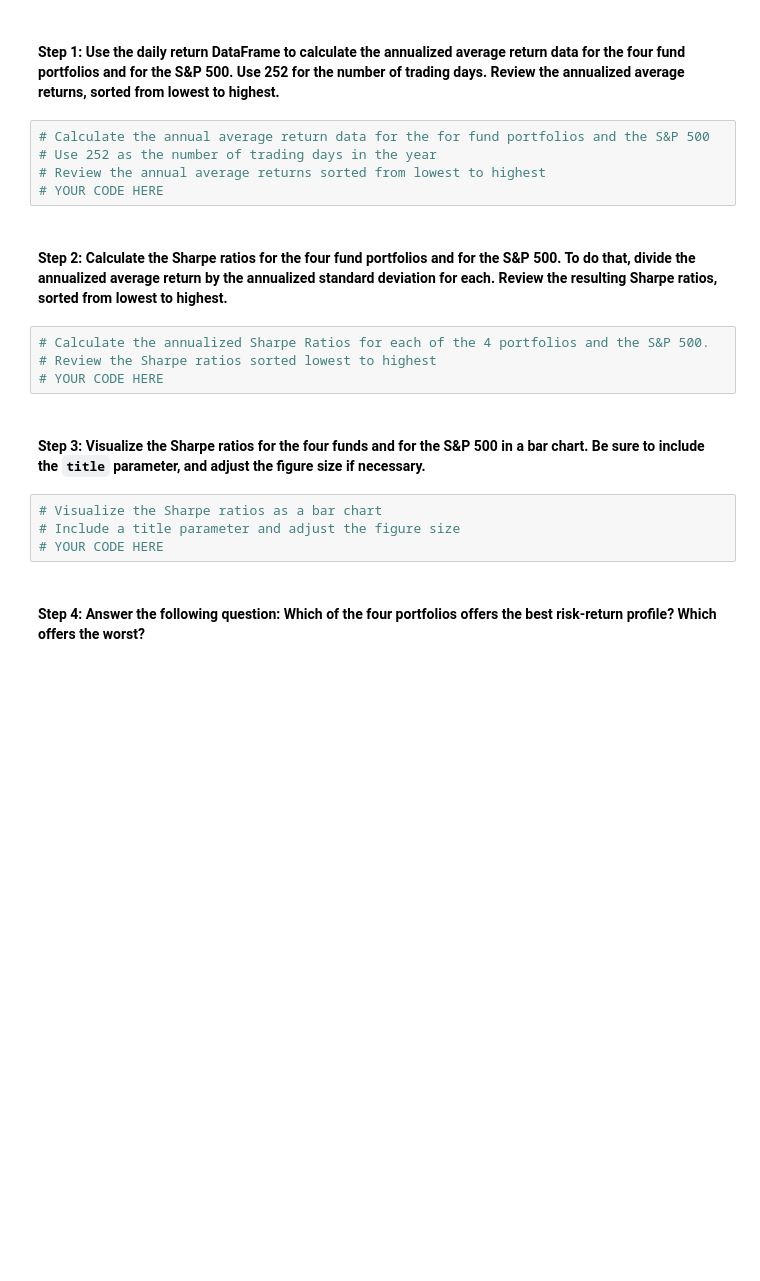
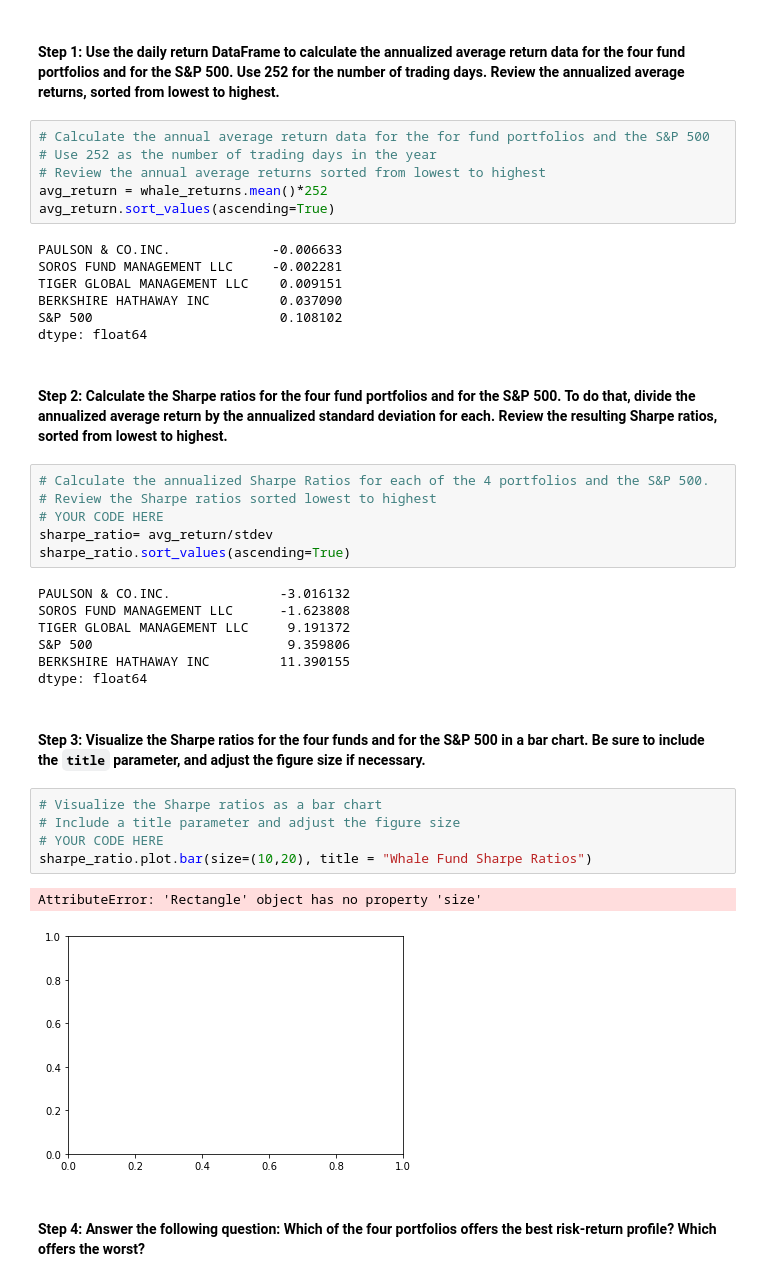
Before and after one commit to LZhou1688/Challenge_4, a Jupyter notebook: risk_return_analysis.ipynb, the cells around one changed output. Drawn from its saved outputs; the diff is of its cells as text; blank space fills up the shorter version.

Commit message:
finished sharpe ratio analysis

```diff
--- a/risk_return_analysis.ipynb
+++ b/risk_return_analysis.ipynb
@@ -307,19 +307,40 @@ To determine the overall risk of an asset or portfolio, quantitative analysts an
 # Calculate the annual average return data for the for fund portfolios and the S&P 500
 # Use 252 as the number of trading days in the year
 # Review the annual average returns sorted from lowest to highest
-# YOUR CODE HERE
+avg_return = whale_returns.mean()*252
+avg_return.sort_values(ascending=True)
+# %% [output]
+PAULSON & CO.INC.             -0.006633
+SOROS FUND MANAGEMENT LLC     -0.002281
+TIGER GLOBAL MANAGEMENT LLC    0.009151
+BERKSHIRE HATHAWAY INC         0.037090
+S&P 500                        0.108102
+dtype: float64
 # %% [markdown]
 #### Step 2: Calculate the Sharpe ratios for the four fund portfolios and for the S&P 500. To do that, divide the annualized average return by the annualized standard deviation for each. Review the resulting Sharpe ratios, sorted from lowest to highest.
 # %%
 # Calculate the annualized Sharpe Ratios for each of the 4 portfolios and the S&P 500.
 # Review the Sharpe ratios sorted lowest to highest
 # YOUR CODE HERE
+sharpe_ratio= avg_return/stdev
+sharpe_ratio.sort_values(ascending=True)
+# %% [output]
+PAULSON & CO.INC.              -3.016132
+SOROS FUND MANAGEMENT LLC      -1.623808
+TIGER GLOBAL MANAGEMENT LLC     9.191372
+S&P 500                         9.359806
+BERKSHIRE HATHAWAY INC         11.390155
+dtype: float64
 # %% [markdown]
 #### Step 3: Visualize the Sharpe ratios for the four funds and for the S&P 500 in a bar chart. Be sure to include the `title` parameter, and adjust the figure size if necessary.
 # %%
 # Visualize the Sharpe ratios as a bar chart
 # Include a title parameter and adjust the figure size
 # YOUR CODE HERE
+sharpe_ratio.plot.bar(size=(10,20), title = "Whale Fund Sharpe Ratios")
+# %% [output]
+AttributeError: 'Rectangle' object has no property 'size'
+[figure, added]
 # %% [markdown]
 #### Step 4: Answer the following question: Which of the four portfolios offers the best risk-return profile? Which offers the worst?
 # %% [markdown]
```
Also changed, not shown: parts of 1 cell of this notebook.
